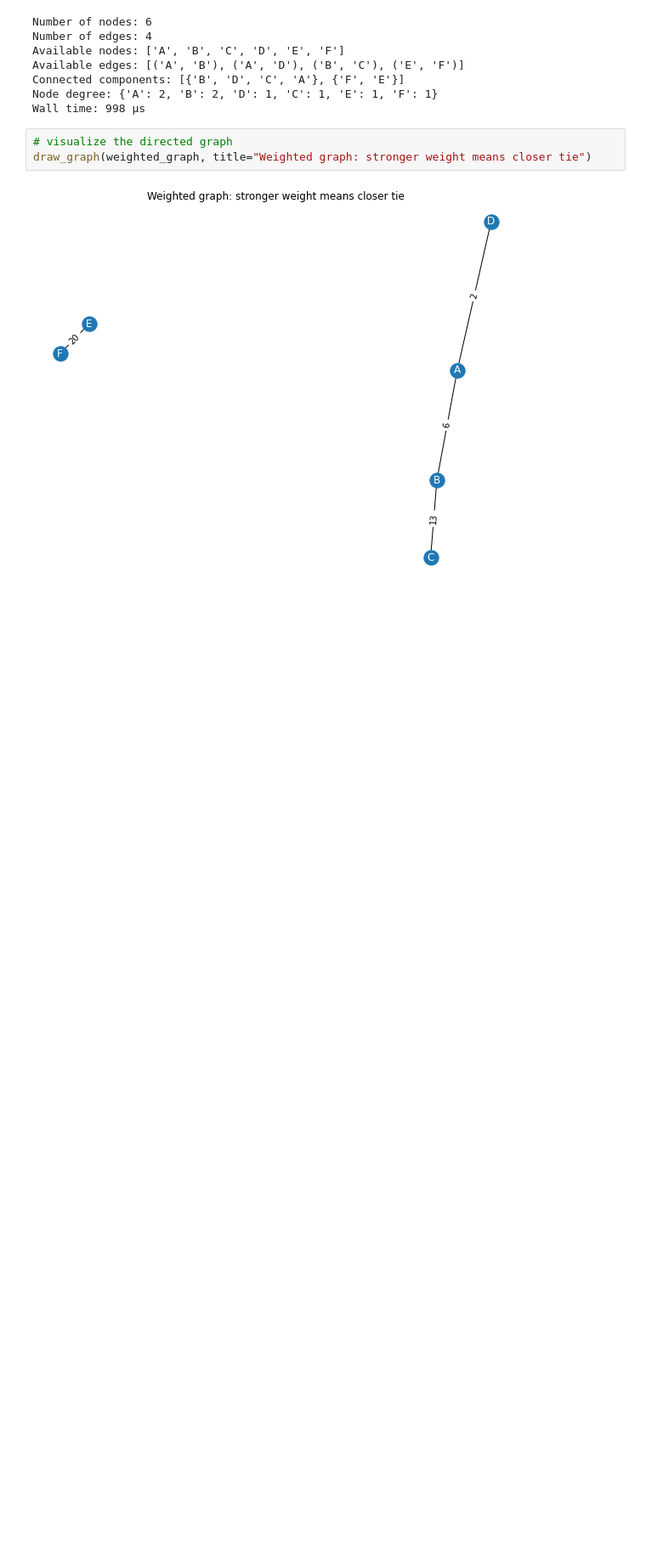
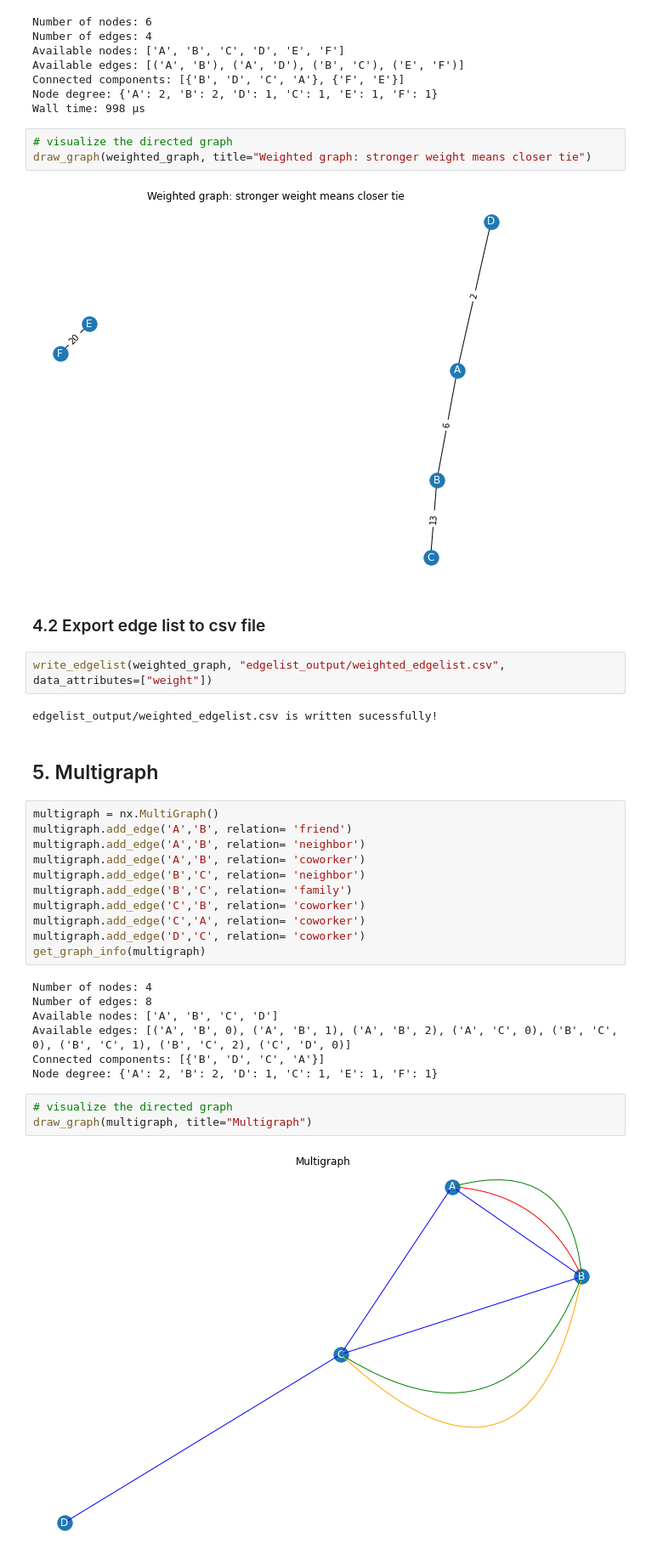
Before and after one commit to KangboLu/Graph-Analysis-with-NetworkX, a Jupyter notebook: 01_graph_types_in_NetworkX.ipynb, the cells around one changed output. Shown at 85% size. Cells and saved outputs as stored; diff of their text form; blank space fills up the shorter version.

Commit message:
add multigraph example with output function

```diff
--- a/01_graph_types_in_NetworkX.ipynb
+++ b/01_graph_types_in_NetworkX.ipynb
@@ -229,3 +285,34 @@ Wall time: 998 µs
 draw_graph(weighted_graph, title="Weighted graph: stronger weight means closer tie")
 # %% [output]
 [figure]
+# %% [markdown]
+### 4.2 Export edge list to csv file
+# %%
+write_edgelist(weighted_graph, "edgelist_output/weighted_edgelist.csv", data_attributes=["weight"])
+# %% [output]
+edgelist_output/weighted_edgelist.csv is written sucessfully!
+# %% [markdown]
+## 5. Multigraph
+# %%
+multigraph = nx.MultiGraph()
+multigraph.add_edge('A','B', relation= 'friend')
+multigraph.add_edge('A','B', relation= 'neighbor')
+multigraph.add_edge('A','B', relation= 'coworker')
+multigraph.add_edge('B','C', relation= 'neighbor')
+multigraph.add_edge('B','C', relation= 'family')
+multigraph.add_edge('C','B', relation= 'coworker')
+multigraph.add_edge('C','A', relation= 'coworker')
+multigraph.add_edge('D','C', relation= 'coworker')
+get_graph_info(multigraph)
+# %% [output]
+Number of nodes: 4
+Number of edges: 8
+Available nodes: ['A', 'B', 'C', 'D']
+Available edges: [('A', 'B', 0), ('A', 'B', 1), ('A', 'B', 2), ('A', 'C', 0), ('B', 'C', 0), ('B', 'C', 1), ('B', 'C', 2), ('C', 'D', 0)]
+Connected components: [{'B', 'D', 'C', 'A'}]
+Node degree: {'A': 2, 'B': 2, 'D': 1, 'C': 1, 'E': 1, 'F': 1}
+# %%
+# visualize the directed graph
+draw_graph(multigraph, title="Multigraph")
+# %% [output]
+[figure, added]
```
Also changed, not shown: parts of 9 cells of this notebook.
